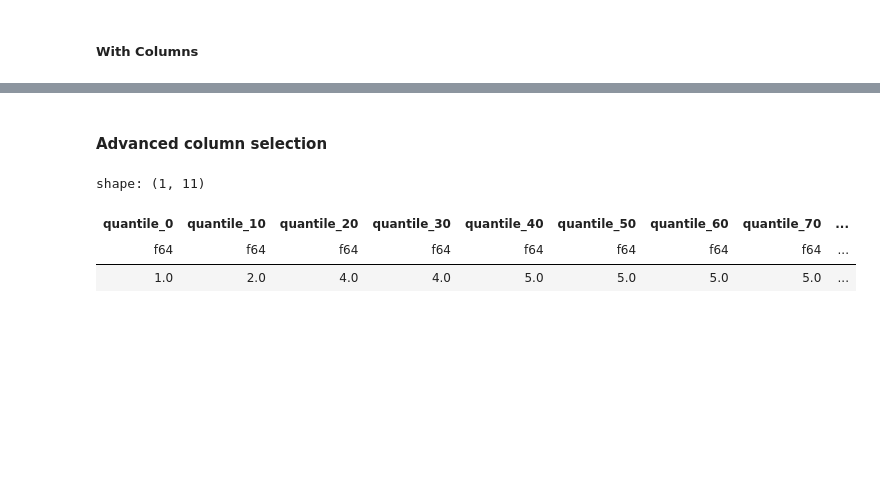
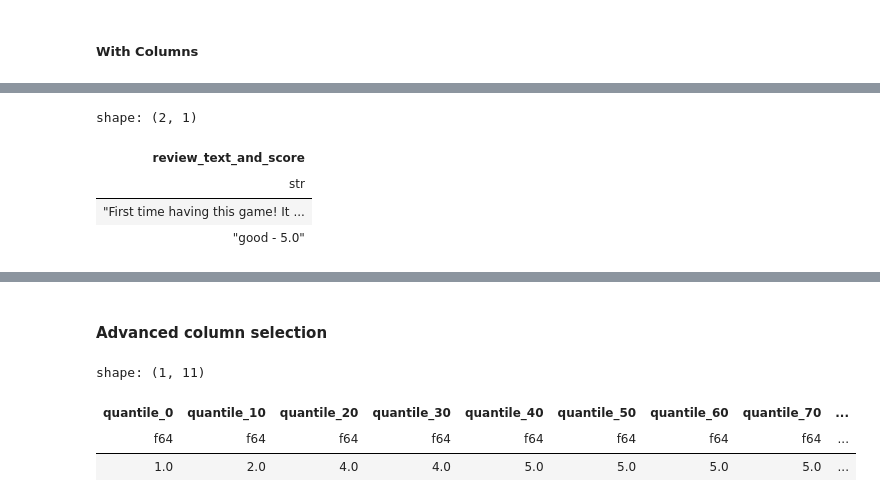
Before and after one commit to PacktPublishing/Data-Analysis-with-Polars, a Jupyter notebook: chapter_02/01_dataframes.ipynb, the cells around one changed output, grey strips where cells are left out. Cells and saved outputs as stored; diff of their text form; code cells hidden in the pictures; blank space fills up the shorter version.

Commit message:
section on add column

```diff
--- a/chapter_02/01_dataframes.ipynb
+++ b/chapter_02/01_dataframes.ipynb
@@ -331,0 +347,12 @@ shape: (2, 5)
+# %%
+# Combine 2 columns together
+# We need to cast the rating column to a string data type (we see this later)
+video_games_reviews.select(
+    review_text_and_score = pl.col('review_text') + pl.lit(' - ') + pl.col('rating').cast(pl.Utf8)
+    ).head(2)
+# %% [output]
+shape: (2, 1)
+| review_text_and_score |
+| str |
+| "First time having this game! It ... |
+| "good - 5.0" |
```
Also changed, not shown: parts of 9 cells of this notebook.
